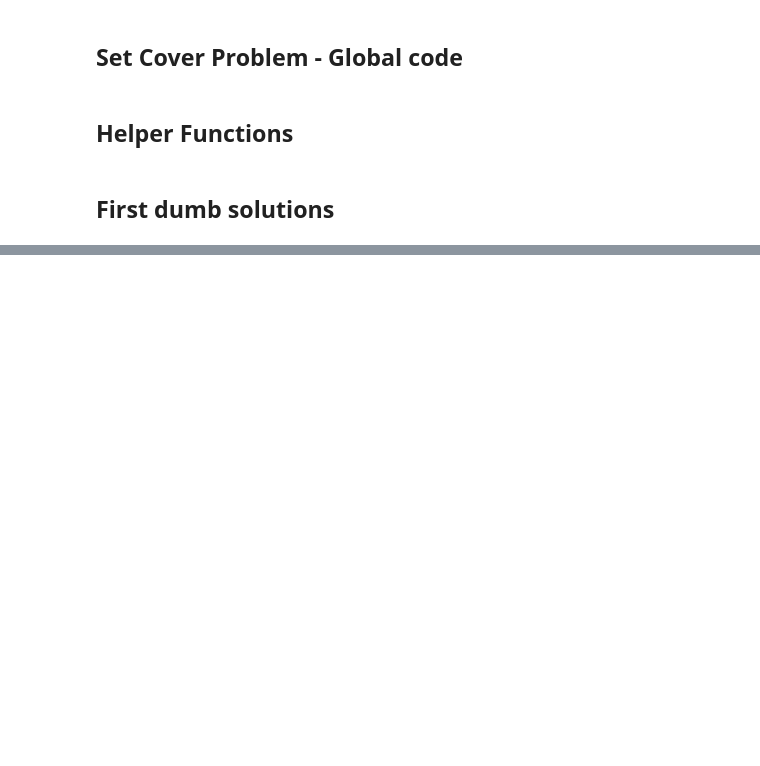
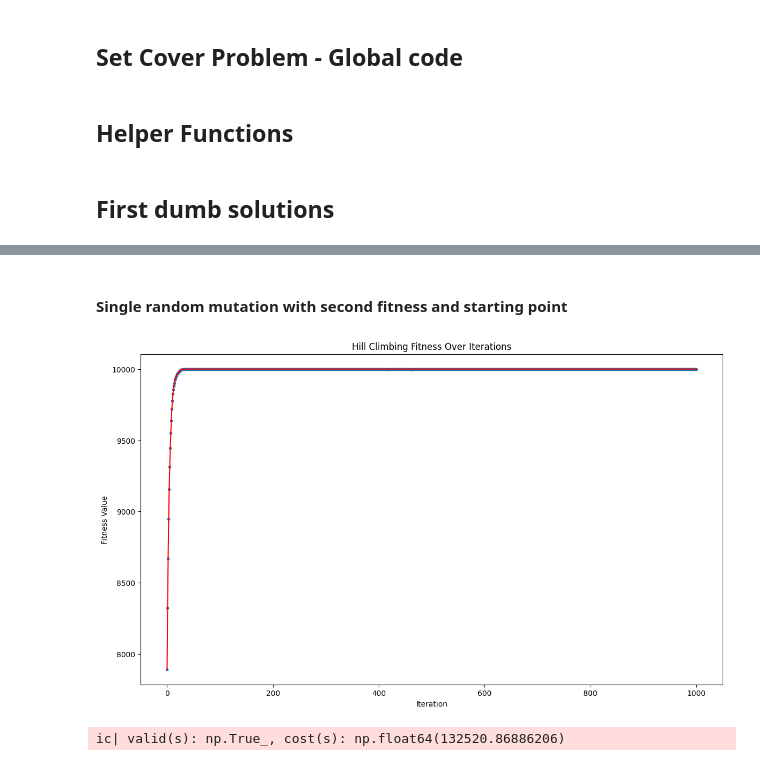
Before and after one commit to LeoneFabio/CI2024_lab1, a Jupyter notebook: set-cover.ipynb, the cells around one changed output, grey strips where cells are left out. Cells and saved outputs as stored; diff of their text form; code cells hidden in the pictures; blank space fills up the shorter version.

```diff
--- a/set-cover.ipynb
+++ b/set-cover.ipynb
@@ -109 +131,14 @@ valid(s), cost(s)
+# %% [markdown]
+#### Single random mutation with second fitness and starting point
+# %%
+s, history = hill_climbing(tweak=tweak_1, fitness=fitness_2, starting_point=starting_point_2)
+
+fitness_values = [first_fitness_criterion for first_fitness_criterion, second_fitness_criterion in history]
+fitness_plot(fitness_values)
+
+ic(valid(s), cost(s))
+None
+# %% [output]
+[figure, added]
+ic| valid(s): np.True_, cost(s): np.float64(132520.86886206)
 # %% [markdown]
```
Also changed, not shown: parts of 23 cells of this notebook, 1 other file.
